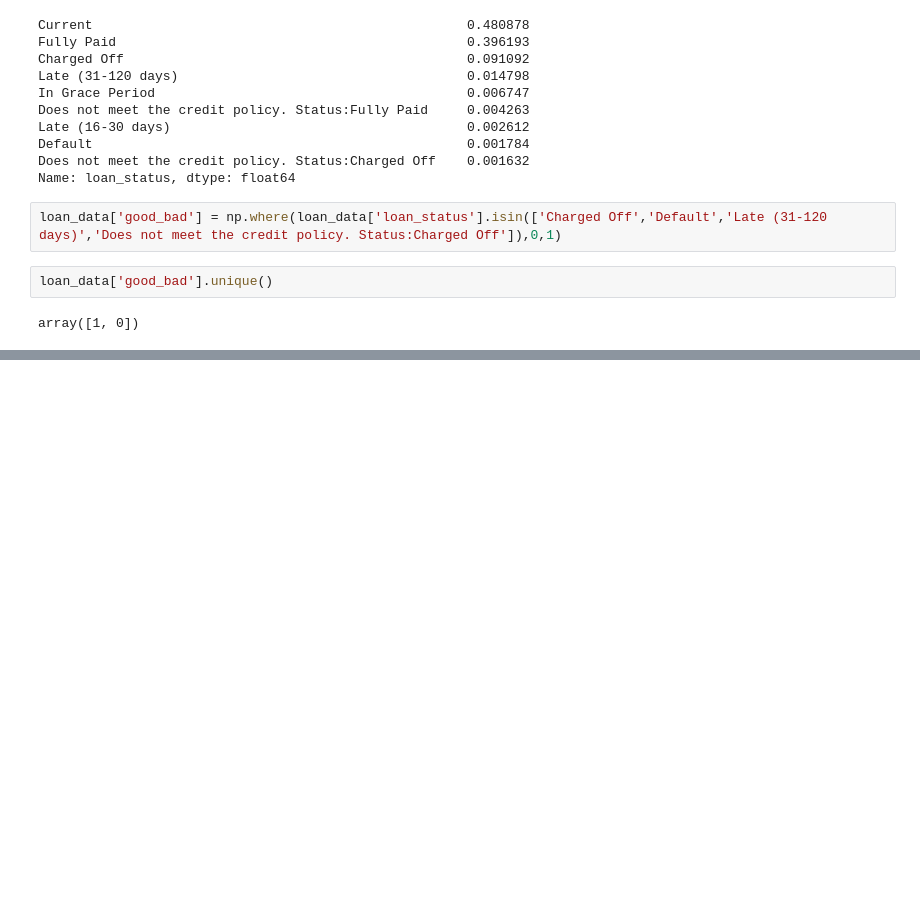
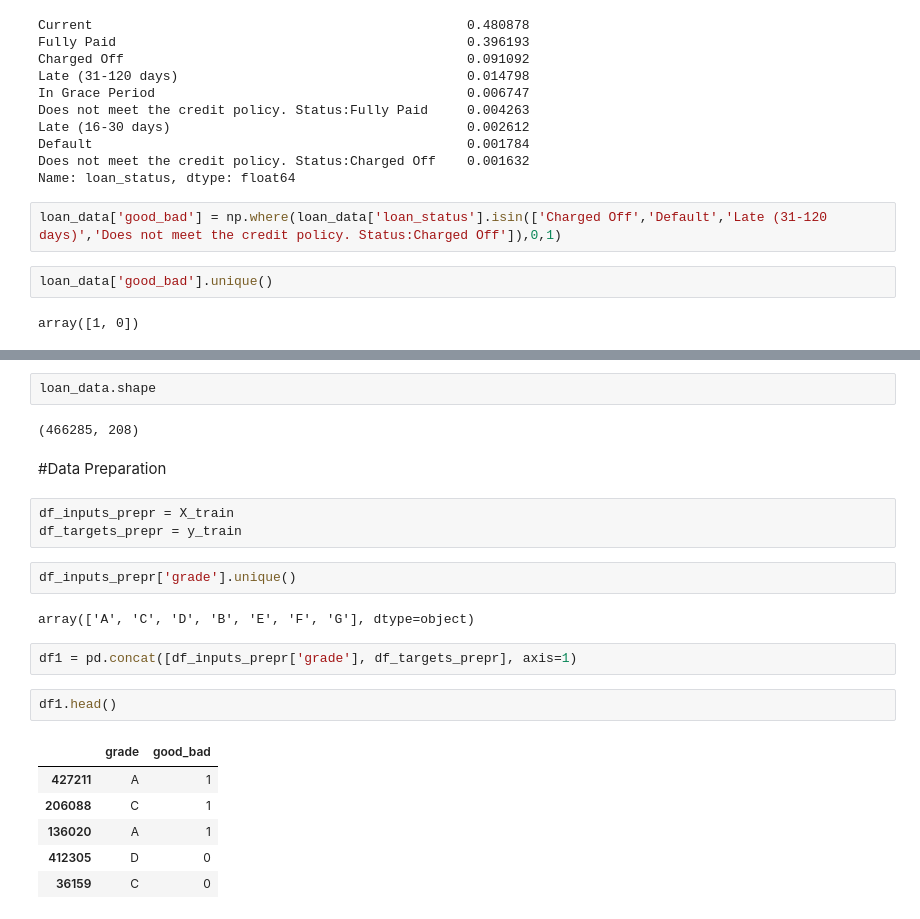
Before and after one commit to manikandanhereby/Credit_Risk_Modelling, a Jupyter notebook: credit_risk_modelling_course_workout.ipynb, the cells around one changed output, grey strips where cells are left out. Cells and saved outputs as stored; diff of their text form; blank space fills up the shorter version.

```diff
--- a/credit_risk_modelling_course_workout.ipynb
+++ b/credit_risk_modelling_course_workout.ipynb
@@ -591,0 +628,24 @@ array([1, 0])
+# %%
+loan_data.shape
+# %% [output]
+(466285, 208)
+# %% [markdown]
+#Data Preparation
+# %%
+df_inputs_prepr = X_train
+df_targets_prepr = y_train
+# %%
+df_inputs_prepr['grade'].unique()
+# %% [output]
+array(['A', 'C', 'D', 'B', 'E', 'F', 'G'], dtype=object)
+# %%
+df1 = pd.concat([df_inputs_prepr['grade'], df_targets_prepr], axis=1)
+# %%
+df1.head()
+# %% [output]
+|  | grade | good_bad |
+| 427211 | A | 1 |
+| 206088 | C | 1 |
+| 136020 | A | 1 |
+| 412305 | D | 0 |
+| 36159 | C | 0 |
```
Also changed, not shown: parts of 13 cells of this notebook.
